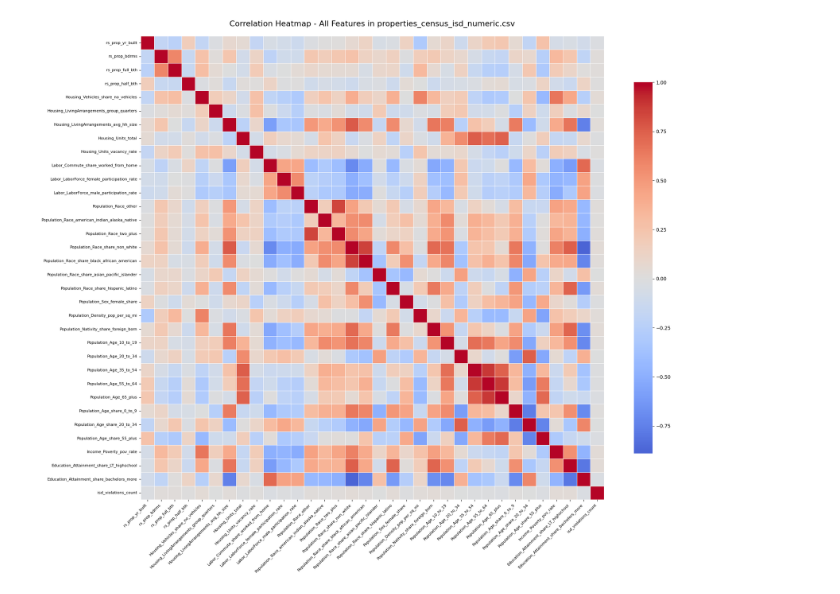
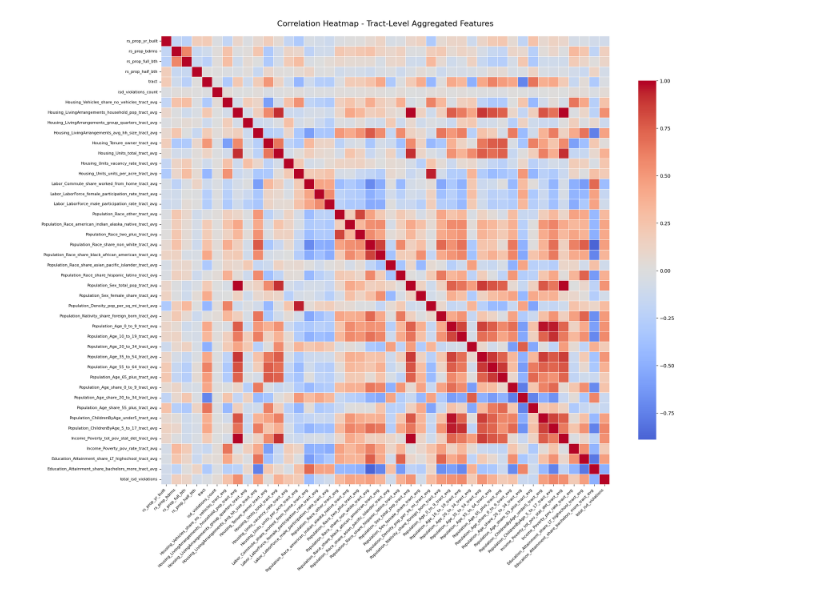
Before and after one commit to shohinis/rentsmart, a Jupyter notebook: violation_count_regression.ipynb, the cells around one changed output. Saved outputs shown, nothing was run; the diff lists cells and outputs as text; code cells hidden in the pictures.

Commit message:
with agg tract data for demo instead of individual

```diff
--- a/violation_count_regression.ipynb
+++ b/violation_count_regression.ipynb
@@ -2,37 +2,78 @@
 import pandas as pd
 import numpy as np
 
-pci_df = pd.read_csv('properties_census_isd_numeric.csv')
+pci_df = pd.read_csv('properties_census_isd_tract_numeric.csv')
 # %%
 #correlation matrix
 import seaborn as sns
 import matplotlib.pyplot as plt
 
-#remove columns from pci with high colinearity
-pci2_df = pci_df.drop(columns=['Income_Poverty_tot_pov_stat_det', 'Housing_LivingArrangements_household_pop', 'Population_Sex_total_pop', 'Housing_Units_units_per_acre', 'Population_ChildrenByAge_5_to_17', 'Population_Age_0_to_9', 'Population_ChildrenByAge_under5'])
+# Remove property-level demographic columns in favor of their tract avg counterparts
+demographic_cols_to_drop = [
+    'Housing_Vehicles_share_no_vehicles',
+    'Housing_LivingArrangements_household_pop',
+    'Housing_LivingArrangements_group_quarters',
+    'Housing_LivingArrangements_avg_hh_size',
+    'Housing_Units_total',
+    'Housing_Units_vacancy_rate',
+    'Housing_Units_units_per_acre',
+    'Labor_Commute_share_worked_from_home',
+    'Labor_LaborForce_female_participation_rate',
+    'Labor_LaborForce_male_participation_rate',
+    'Population_Race_other',
+    'Population_Race_american_indian_alaska_native',
+    'Population_Race_two_plus',
+    'Population_Race_share_non_white',
+    'Population_Race_share_black_african_american',
+    'Population_Race_share_asian_pacific_islander',
+    'Population_Race_share_hispanic_latino',
+    'Population_Sex_total_pop',
+    'Population_Sex_female_share',
+    'Population_Density_pop_per_sq_mi',
+    'Population_Nativity_share_foreign_born',
+    'Population_Age_0_to_9',
+    'Population_Age_10_to_19',
+    'Population_Age_20_to_34',
+    'Population_Age_35_to_54',
+    'Population_Age_55_to_64',
+    'Population_Age_65_plus',
+    'Population_Age_share_0_to_9',
+    'Population_Age_share_20_to_34',
+    'Population_Age_share_55_plus',
+    'Population_ChildrenByAge_under5',
+    'Population_ChildrenByAge_5_to_17',
+    'Income_Poverty_tot_pov_stat_det',
+    'Income_Poverty_pov_rate',
+    'Education_Attainment_share_LT_highschool',
+    'Education_Attainment_share_bachelors_more'
+]
+
+# Drop the demographic columns and save to pci2_df
+pci2_df = pci_df.drop(columns=demographic_cols_to_drop, errors='ignore')
+
 # Calculate correlation matrix
 correlation_matrix = pci2_df.corr()
 
 plt.figure(figsize=(20, 16))
 
 # Create heatmap
 sns.heatmap(correlation_matrix,
             annot=False,  # Remove numbers to avoid clutter
             cmap='coolwarm',
             center=0,
             square=True,
             linewidths=0.5,
             cbar_kws={"shrink": 0.8})
 
-plt.title('Correlation Heatmap - All Features in properties_census_isd_numeric.csv',
+plt.title('Correlation Heatmap - Tract-Level Aggregated Features',
           fontsize=16, pad=20)
 plt.xticks(rotation=45, ha='right', fontsize=8)
 plt.yticks(rotation=0, fontsize=8)
 
 # Adjust layout to prevent label cutoff
 plt.tight_layout()
 plt.show()
 # %% [output]
-[figure, old version]
+[figure, new version]
 # %%
 #linear regression pci2df
```
Also changed, not shown: parts of 4 cells of this notebook.
